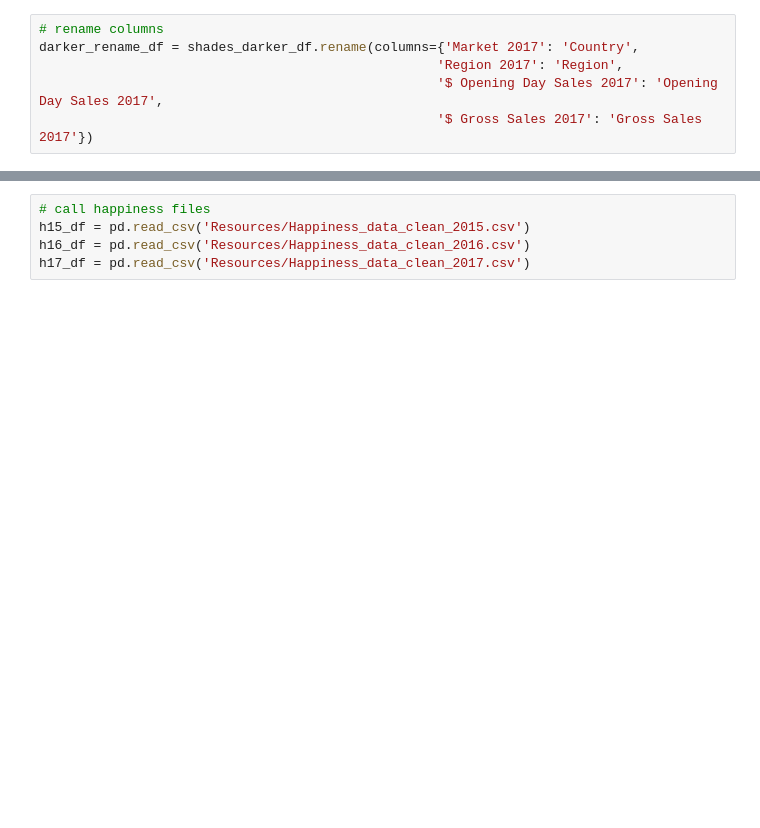
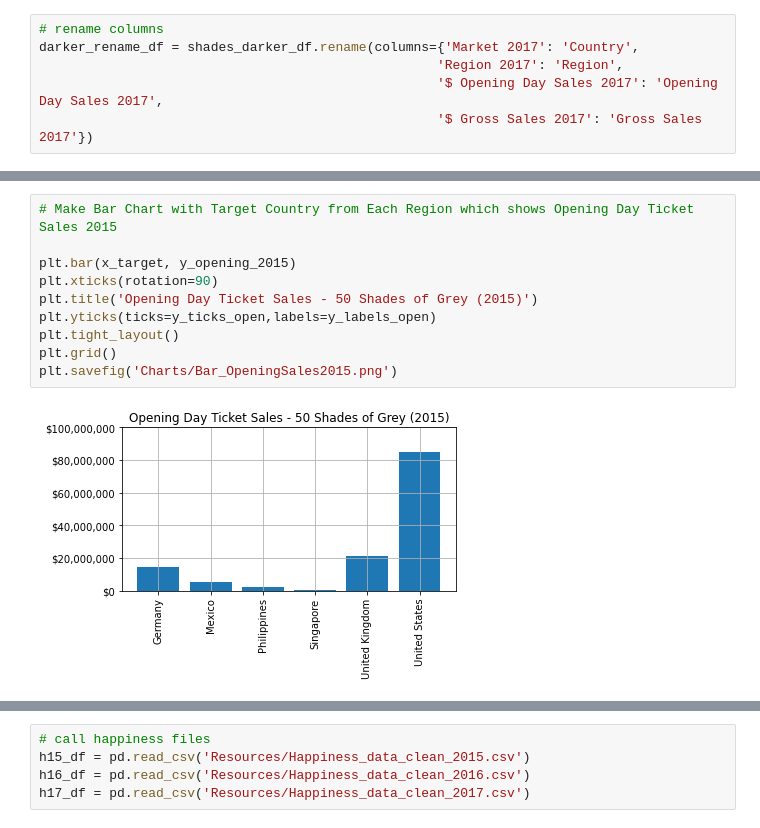
Before and after one commit to jaysueno/Group_Good_Guys, a Jupyter notebook: shades.ipynb, the cells around one changed output, grey strips where cells are left out. Saved outputs shown, nothing was run; the diff lists cells and outputs as text; blank space fills up the shorter version.

```diff
--- a/shades.ipynb
+++ b/shades.ipynb
@@ -51,0 +68,12 @@ shades_df.head()
+# %%
+# Make Bar Chart with Target Country from Each Region which shows Opening Day Ticket Sales 2015
+
+plt.bar(x_target, y_opening_2015)
+plt.xticks(rotation=90)
+plt.title('Opening Day Ticket Sales - 50 Shades of Grey (2015)')
+plt.yticks(ticks=y_ticks_open,labels=y_labels_open)
+plt.tight_layout()
+plt.grid()
+plt.savefig('Charts/Bar_OpeningSales2015.png')
+# %% [output]
+[figure, added]
```
Also changed, not shown: parts of 14 cells of this notebook, 10 other files.
